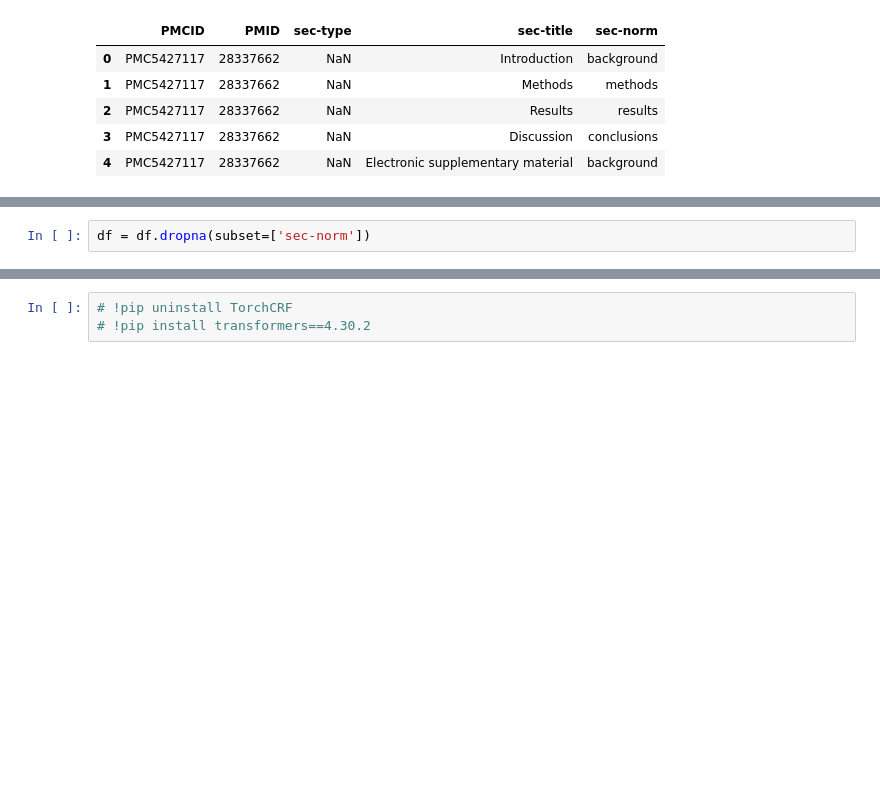
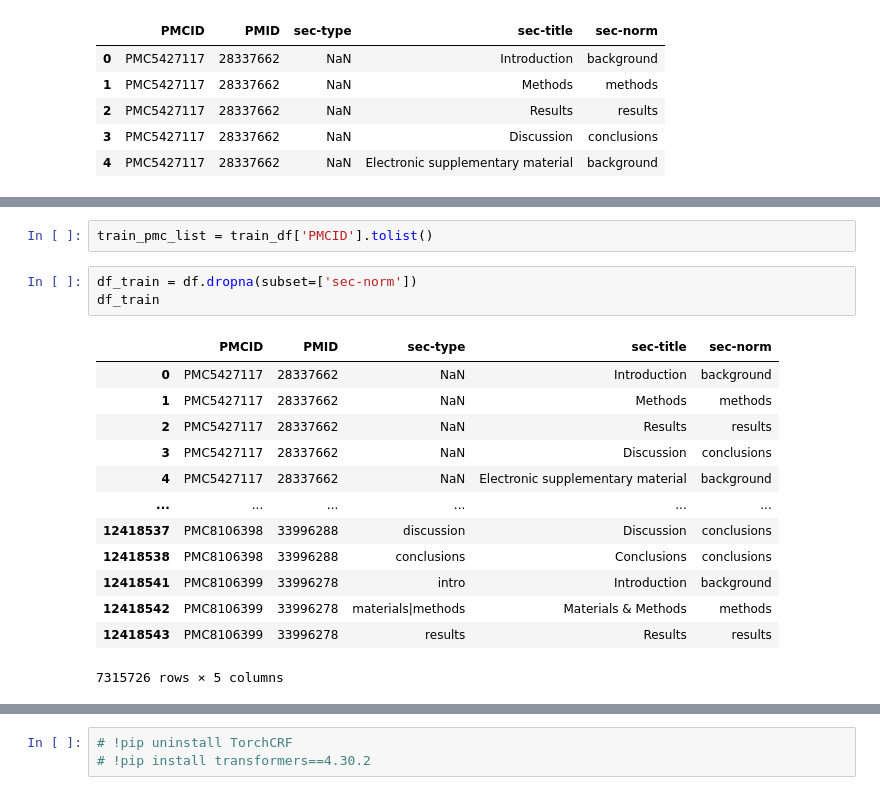
Before and after one commit to sylvey/section_normalization, a Jupyter notebook: BERT-CRF.ipynb, the cells around one changed output, grey strips where cells are left out. Saved outputs shown, nothing was run; the diff lists cells and outputs as text; blank space fills up the shorter version.

```diff
--- a/BERT-CRF.ipynb
+++ b/BERT-CRF.ipynb
@@ -361,3 +389,20 @@ df.head()
+# %%
+train_pmc_list = train_df['PMCID'].tolist()
 # %%
-df = df.dropna(subset=['sec-norm'])
+df_train = df.dropna(subset=['sec-norm'])
+df_train
+# %% [output]
+|  | PMCID | PMID | sec-type | sec-title | sec-norm |
+| 0 | PMC5427117 | 28337662 | NaN | Introduction | background |
+| 1 | PMC5427117 | 28337662 | NaN | Methods | methods |
+| 2 | PMC5427117 | 28337662 | NaN | Results | results |
+| 3 | PMC5427117 | 28337662 | NaN | Discussion | conclusions |
+| 4 | PMC5427117 | 28337662 | NaN | Electronic supplementary material | background |
+| ... | ... | ... | ... | ... | ... |
+| 12418537 | PMC8106398 | 33996288 | discussion | Discussion | conclusions |
+| 12418538 | PMC8106398 | 33996288 | conclusions | Conclusions | conclusions |
+| 12418541 | PMC8106399 | 33996278 | intro | Introduction | background |
+| 12418542 | PMC8106399 | 33996278 | materials|methods | Materials & Methods | methods |
+| 12418543 | PMC8106399 | 33996278 | results | Results | results |
+7315726 rows × 5 columns
 # %%
```
Also changed, not shown: parts of 63 cells of this notebook, 3 other files.
